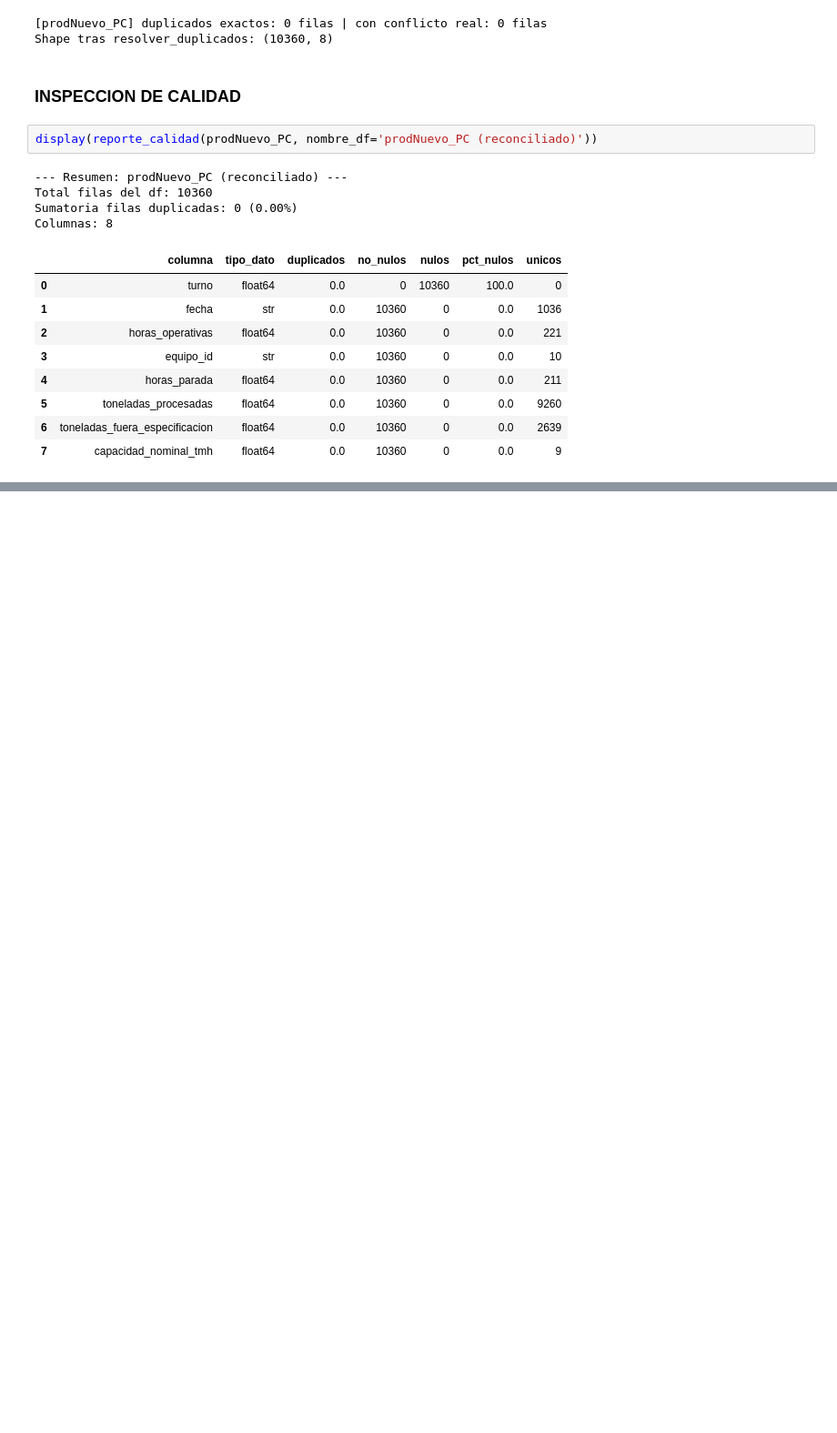
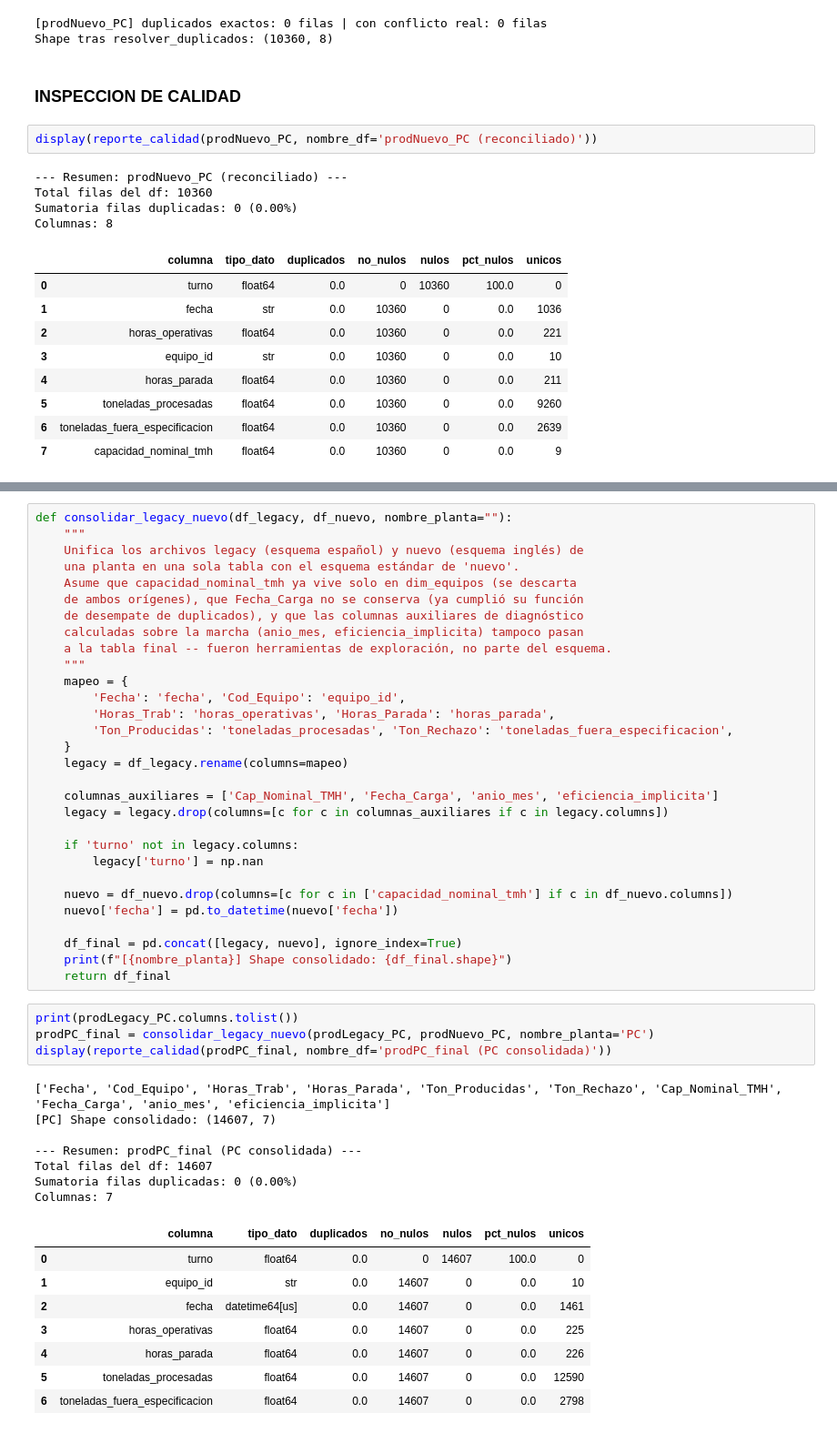
Before and after one commit to josue789a/Mineria-simulacion-v2, a Jupyter notebook: notebooks/Exploracion1.ipynb, the cells around one changed output, grey strips where cells are left out. Shown at 91% size. Cells and saved outputs as stored; diff of their text form; blank space fills up the shorter version.

```diff
--- a/notebooks/Exploracion1.ipynb
+++ b/notebooks/Exploracion1.ipynb
@@ -2252,0 +2326,50 @@ Columnas: 8
+# %%
+def consolidar_legacy_nuevo(df_legacy, df_nuevo, nombre_planta=""):
+    """
+    Unifica los archivos legacy (esquema español) y nuevo (esquema inglés) de
+    una planta en una sola tabla con el esquema estándar de 'nuevo'.
+    Asume que capacidad_nominal_tmh ya vive solo en dim_equipos (se descarta
+    de ambos orígenes), que Fecha_Carga no se conserva (ya cumplió su función
+    de desempate de duplicados), y que las columnas auxiliares de diagnóstico
+    calculadas sobre la marcha (anio_mes, eficiencia_implicita) tampoco pasan
+    a la tabla final -- fueron herramientas de exploración, no parte del esquema.
+    """
+    mapeo = {
+        'Fecha': 'fecha', 'Cod_Equipo': 'equipo_id',
+        'Horas_Trab': 'horas_operativas', 'Horas_Parada': 'horas_parada',
+        'Ton_Producidas': 'toneladas_procesadas', 'Ton_Rechazo': 'toneladas_fuera_especificacion',
+    }
+    legacy = df_legacy.rename(columns=mapeo)
+
+    columnas_auxiliares = ['Cap_Nominal_TMH', 'Fecha_Carga', 'anio_mes', 'eficiencia_implicita']
+    legacy = legacy.drop(columns=[c for c in columnas_auxiliares if c in legacy.columns])
+
+    if 'turno' not in legacy.columns:
+        legacy['turno'] = np.nan
+
+    nuevo = df_nuevo.drop(columns=[c for c in ['capacidad_nominal_tmh'] if c in df_nuevo.columns])
+    nuevo['fecha'] = pd.to_datetime(nuevo['fecha'])
+
+    df_final = pd.concat([legacy, nuevo], ignore_index=True)
+    print(f"[{nombre_planta}] Shape consolidado: {df_final.shape}")
+    return df_final
+# %%
+print(prodLegacy_PC.columns.tolist())
+prodPC_final = consolidar_legacy_nuevo(prodLegacy_PC, prodNuevo_PC, nombre_planta='PC')
+display(reporte_calidad(prodPC_final, nombre_df='prodPC_final (PC consolidada)'))
+# %% [output]
+['Fecha', 'Cod_Equipo', 'Horas_Trab', 'Horas_Parada', 'Ton_Producidas', 'Ton_Rechazo', 'Cap_Nominal_TMH', 'Fecha_Carga', 'anio_mes', 'eficiencia_implicita']
+[PC] Shape consolidado: (14607, 7)
+
+--- Resumen: prodPC_final (PC consolidada) ---
+Total filas del df: 14607
+Sumatoria filas duplicadas: 0 (0.00%)
+Columnas: 7
+|  | columna | tipo_dato | duplicados | no_nulos | nulos | pct_nulos | unicos |
+| 0 | turno | float64 | 0.0 | 0 | 14607 | 100.0 | 0 |
+| 1 | equipo_id | str | 0.0 | 14607 | 0 | 0.0 | 10 |
+| 2 | fecha | datetime64[us] | 0.0 | 14607 | 0 | 0.0 | 1461 |
+| 3 | horas_operativas | float64 | 0.0 | 14607 | 0 | 0.0 | 225 |
+| 4 | horas_parada | float64 | 0.0 | 14607 | 0 | 0.0 | 226 |
+| 5 | toneladas_procesadas | float64 | 0.0 | 14607 | 0 | 0.0 | 12590 |
+| 6 | toneladas_fuera_especificacion | float64 | 0.0 | 14607 | 0 | 0.0 | 2798 |
```
Also changed, not shown: parts of 2 cells of this notebook.
